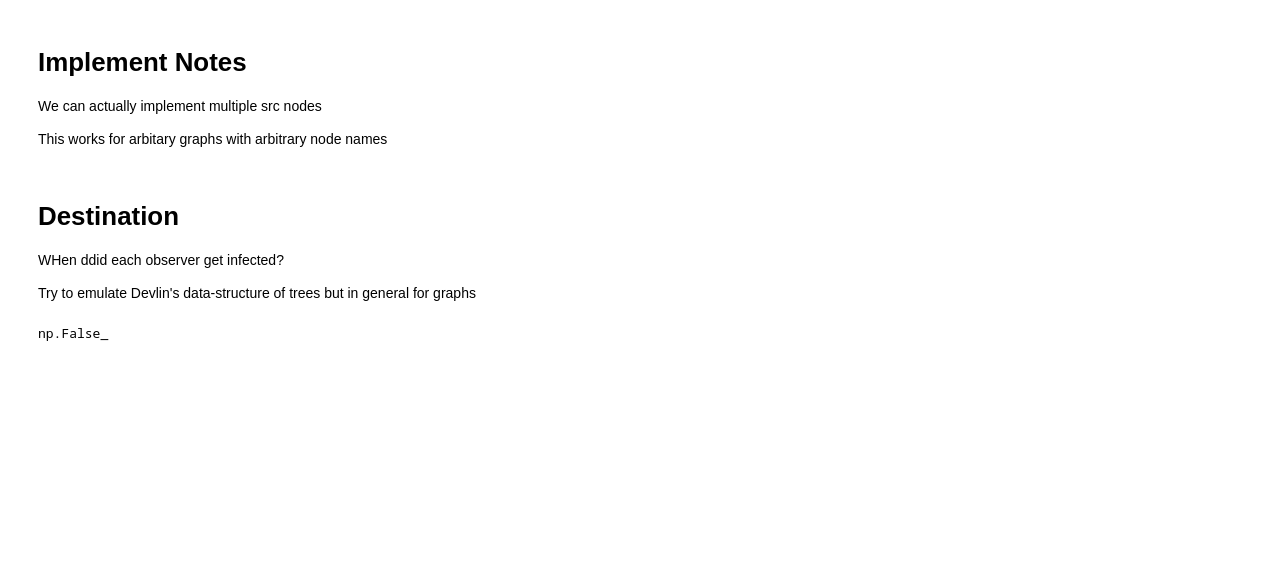
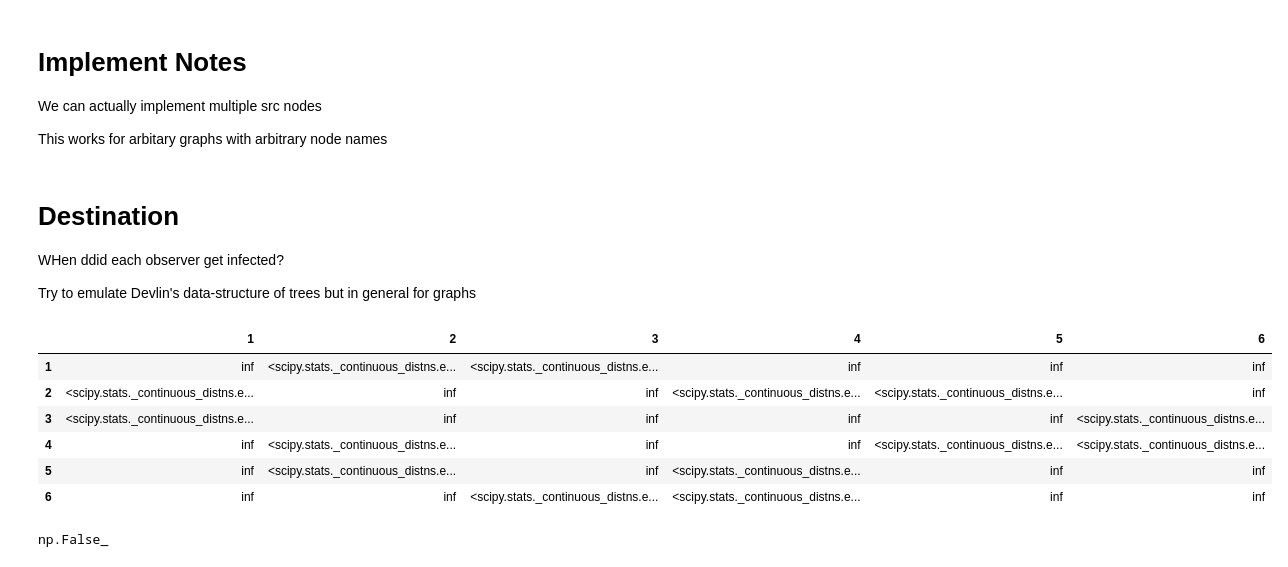
Before and after one commit to DTAlemayehu01/infection_propagation, a Jupyter notebook: matrix-rv-graph.ipynb, the cells around one changed output. Cells and saved outputs as stored; diff of their text form; code cells hidden in the pictures; blank space fills up the shorter version.

```diff
--- a/matrix-rv-graph.ipynb
+++ b/matrix-rv-graph.ipynb
@@ -61,6 +61,9 @@ class Graph(object):
         df = df.pivot(index=0, columns=1, values=2)
         if self._directed == False:
             df = df.combine_first(df.T)
+        if self._directed == True:
+            idx = df.columns.union(df.index)
+            df = df.reindex(index = idx, columns=idx, fill_value=np.inf)
         df = df.fillna(np.inf)
         return df
 
@@ -205,17 +208,27 @@ class Graph(object):
 # %%
 exp_t = lambda t: 1 - np.e**(-t)
 
 edge_set = {
     "1,2": { "distribution": "E", "parameters": { "lambda" : 1.0 }},
+    "2,1": { "distribution": "E", "parameters": { "lambda" : 1.0 }},
     "1,3": { "distribution": "E", "parameters": { "lambda" : 1.0 }},
     "2,4": { "distribution": "E", "parameters": { "lambda" : 1.0 }},
     "2,5": { "distribution": "E", "parameters": { "lambda" : 1.0 }},
     "3,6": { "distribution": "E", "parameters": { "lambda" : 1.0 }},
     "4,5": { "distribution": "E", "parameters": { "lambda" : 1.0 }},
     "4,6": { "distribution": "E", "parameters": { "lambda" : 1.0 }},
 }
 
-g = Graph(edge_set)
+g = Graph(edge_set)#, directed=True)
+g._adjency_matrix
+# %% [output]
+|  | 1 | 2 | 3 | 4 | 5 | 6 |
+| 1 | inf | <scipy.stats._continuous_distns.e... | <scipy.stats._continuous_distns.e... | inf | inf | inf |
+| 2 | <scipy.stats._continuous_distns.e... | inf | inf | <scipy.stats._continuous_distns.e... | <scipy.stats._continuous_distns.e... | inf |
+| 3 | <scipy.stats._continuous_distns.e... | inf | inf | inf | inf | <scipy.stats._continuous_distns.e... |
+| 4 | inf | <scipy.stats._continuous_distns.e... | inf | inf | <scipy.stats._continuous_distns.e... | <scipy.stats._continuous_distns.e... |
+| 5 | inf | <scipy.stats._continuous_distns.e... | inf | <scipy.stats._continuous_distns.e... | inf | inf |
+| 6 | inf | inf | <scipy.stats._continuous_distns.e... | <scipy.stats._continuous_distns.e... | inf | inf |
 # %%
 edge_set_obs = {
     "1,2": { "distribution": "custom", "parameters": { "cdf" : exp_t }},
```
Also changed, not shown: 2 other files.
